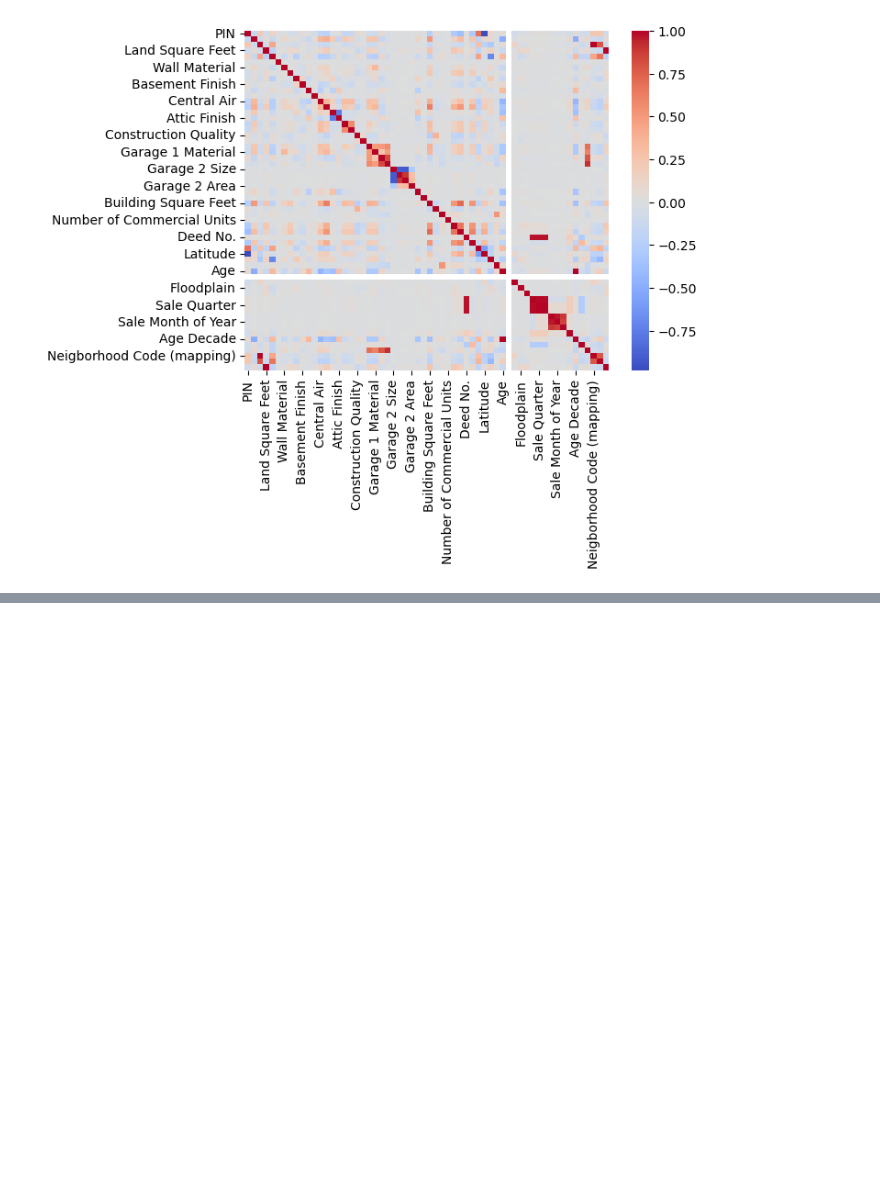
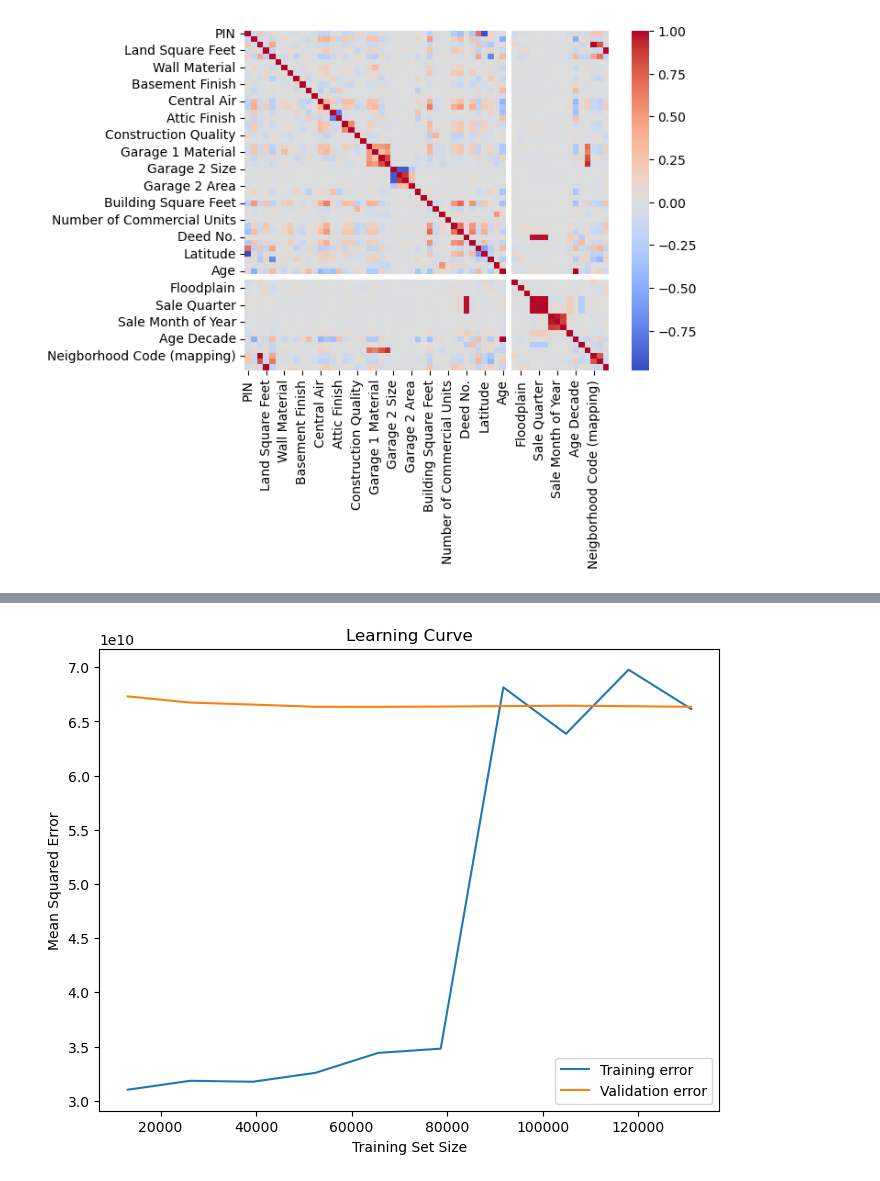
Before and after one commit to rkardoes/DataMiningColab, a Jupyter notebook: Main.ipynb, the cells around one changed output, grey strips where cells are left out. Saved outputs shown, nothing was run; the diff lists cells and outputs as text; code cells hidden in the pictures; blank space fills up the shorter version.

```diff
--- a/Main.ipynb
+++ b/Main.ipynb
@@ -294,0 +347,16 @@ ValueError: could not convert string to float: 'SF'
+# %%
+from sklearn.model_selection import learning_curve
+from sklearn.linear_model import LinearRegression
+
+train_sizes, train_scores, test_scores = learning_curve(LinearRegression(), X_train, y_train, cv=5, scoring='neg_mean_squared_error', train_sizes=np.linspace(0.1, 1.0, 10))
+
+plt.figure(figsize=(8, 6))
+plt.plot(train_sizes, -np.mean(train_scores, axis=1), label='Training error')
+plt.plot(train_sizes, -np.mean(test_scores, axis=1), label='Validation error')
+plt.xlabel('Training Set Size')
+plt.ylabel('Mean Squared Error')
+plt.title('Learning Curve')
+plt.legend()
+plt.show()
+# %% [output]
+[figure, added]
```
Also changed, not shown: parts of 9 cells of this notebook.
